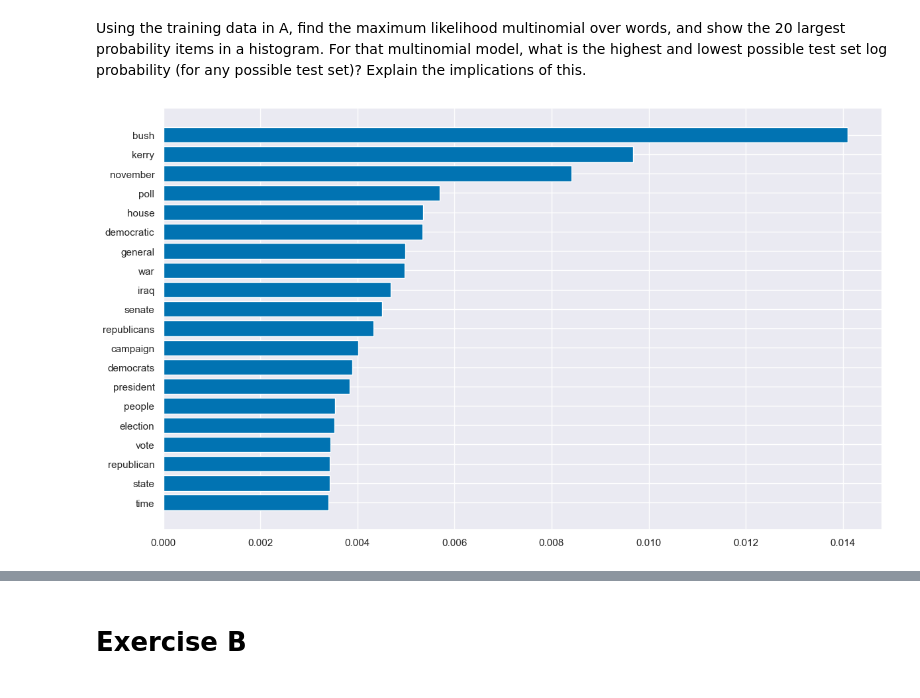
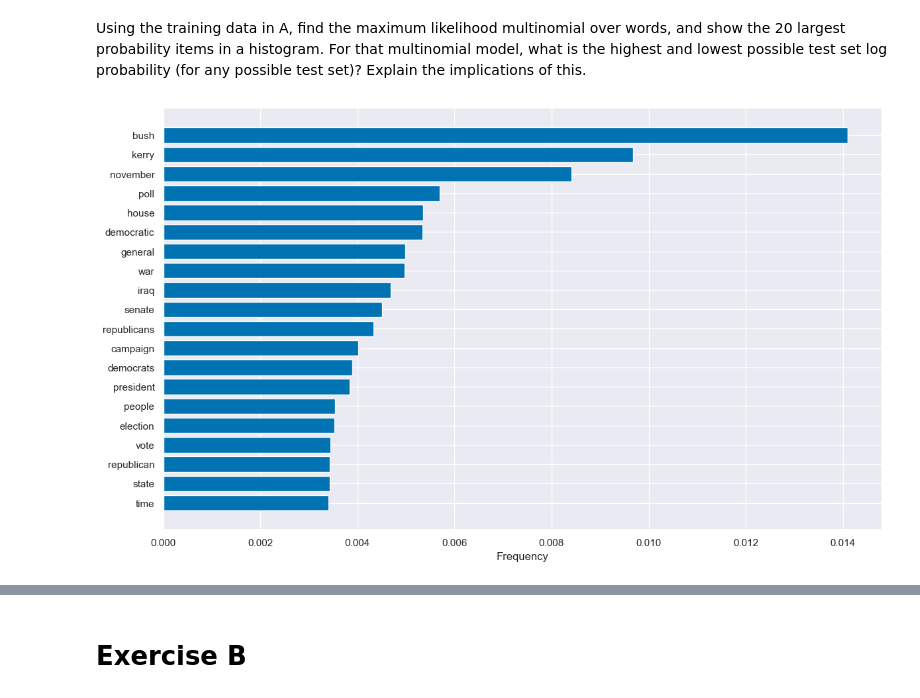
Before and after one commit to ofs416/Probabilistic_Machine_Learning, a Jupyter notebook: Coursework3/coursework3.ipynb, the cells around one changed output, grey strips where cells are left out. Drawn from its saved outputs; the diff is of its cells as text; code cells hidden in the pictures.

```diff
--- a/Coursework3/coursework3.ipynb
+++ b/Coursework3/coursework3.ipynb
@@ -42,11 +57,14 @@ word_freq = word_counts / no_words
 top_20_ids = np.argsort(word_freq)[-20:]
 top_20_freq = word_freq[top_20_ids]
 top_20_words = [word[0] for word in V[top_20_ids, 0]]
-# %%
-plt.barh(top_20_words, top_20_freq)
-plt.show()
-# %% [output]
-[figure, removed]
+# %%
+plt.barh(top_20_words, top_20_freq)
+plt.xlabel('Frequency')
+plt.savefig('Figures/Exa_top20.png', format="png", dpi=500, bbox_inches="tight")
+plt.show()
+plt.close()
+# %% [output]
+[figure, added]
 # %%
 bot_20_ids = np.argsort(word_freq)[:20]
 bot_20_freq = word_freq[bot_20_ids]
```
Also changed, not shown: parts of 22 cells of this notebook, 9 other files.
